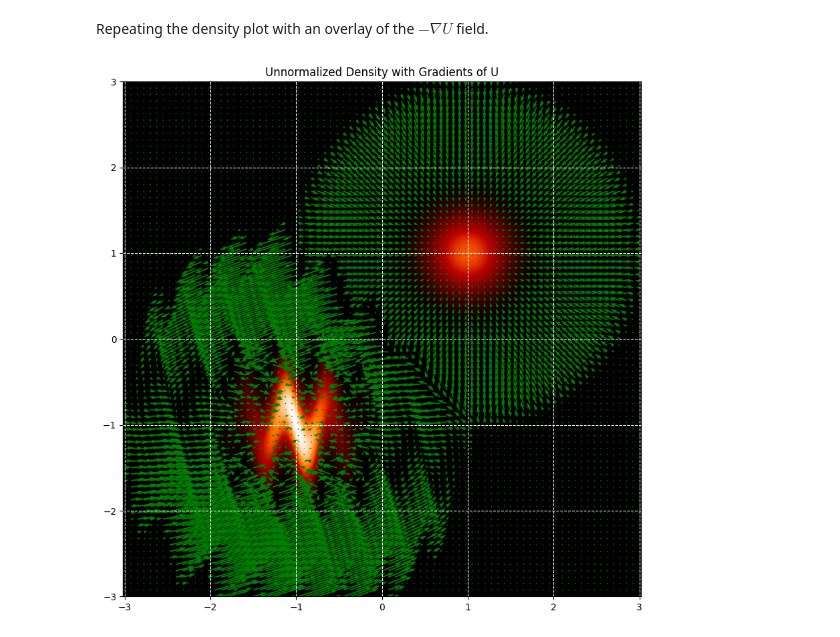
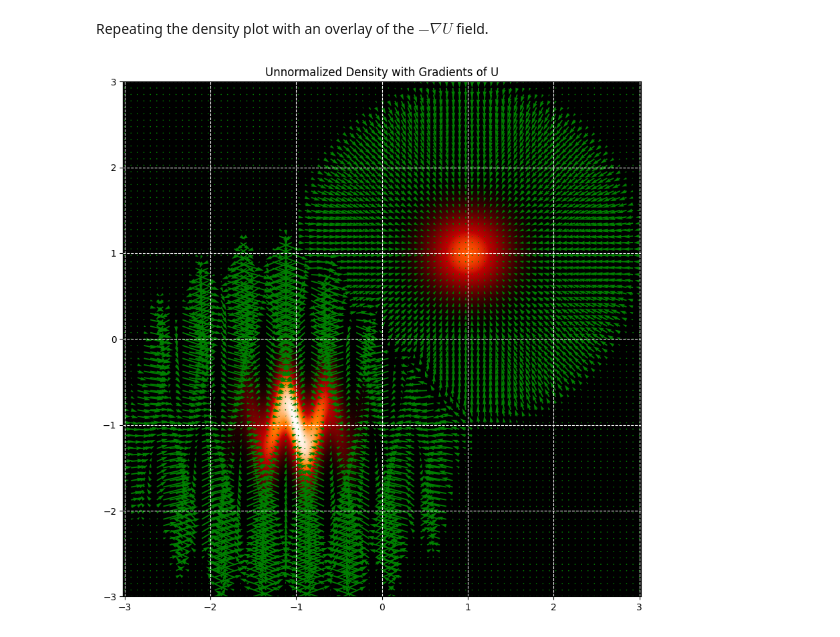
Before and after one commit to tomfletcher/GeometryOfData, a Jupyter notebook: homeworks/HW5-Starter.ipynb, the cells around one changed output. Saved outputs shown, nothing was run; the diff lists cells and outputs as text; code cells hidden in the pictures.

```diff
--- a/homeworks/HW5-Starter.ipynb
+++ b/homeworks/HW5-Starter.ipynb
@@ -20,9 +34,10 @@ Here is a nonlinearity $\phi : \mathbb{R}^2 \rightarrow \mathbb{R}^2$ that we'll
 # %%
 def phi(x):
-    return torch.column_stack((x[:, 0], x[:, 1] + 0.25 * np.sin(4.0 * np.pi * x[:, 0])))
+    return np.column_stack((x[:, 0], x[:, 1] + 0.25 * np.sin(4.0 * np.pi * x[:, 0])))
 
-def dphi(x):
-    return torch.column_stack((x[:, 0] + np.pi * np.cos(4.0 * np.pi * x[:, 0]) * x[:, 1], x[:, 1]))
+# This computes the derivative mapping transpose, times a vector v, that is: dphi(x)^T * v
+def dphi_transpose_dot_v(x, v):
+    return np.column_stack((v[:, 0] + v[:, 1] * np.pi * np.cos(4.0 * np.pi * x[:, 0]), v[:, 1]))
 # %% [markdown]
 Our final pdf will be
 
@@ -35,8 +50,8 @@ $$U(x) = -\ln\left(\lambda_1 \mathcal{N}\left(x; \mu_1, \omega_1^{-1} I\right) +
 where $\lambda_1, \lambda_2$ are mixture weights, $\mu_1, \mu_2 \in \mathbb{R}^2$ are the means, and $\omega_1, \omega_2 > 0$ are the precisions of Gaussian components.
 # %%
 # Parameters for the pdf
-mu1 = torch.Tensor([1.0, 1.0])
-mu2 = torch.Tensor([-1.0, -1.0])
+mu1 = np.array([1.0, 1.0])
+mu2 = np.array([-1.0, -1.0])
 omega1 = 9.0
 omega2 = 9.0
 lambda1 = 0.4
@@ -58,10 +73,10 @@ def grad_U(x):
     e2 = lambda2 * gauss(phi(x), mu2, omega2)
 
     grad_e1 = lambda1 * grad_gauss(x, mu1, omega1)
-    grad_e2 = lambda2 * dphi(grad_gauss(phi(x), mu2, omega2))
+    grad_e2 = lambda2 * dphi_transpose_dot_v(x, grad_gauss(phi(x), mu2, omega2))
 
     a = (-1.0 / (e1 + e2 + epsilon)).reshape((e1.shape[0], 1))
-    return a.repeat(1, 2) * (grad_e1 + grad_e2)
+    return a.repeat(2, axis = 1) * (grad_e1 + grad_e2)
 # %%
 # Make grid for plotting
 xcoord = np.linspace(-3.0, 3.0, 201)
@@ -69,13 +84,13 @@ ycoord = np.linspace(-3.0, 3.0, 201)
 xx, yy = np.meshgrid(xcoord, ycoord)
 
 # reshape xx,yy coordinates into N x 2 tensor
-coords = torch.Tensor(np.column_stack((xx.flatten(), yy.flatten())))
+coords = np.column_stack((xx.flatten(), yy.flatten()))
 
 # compute (unnormalized) density function
 dens = np.exp(-U(coords))
 
 # reshape back to the xx,yy grid
-dens = dens.reshape(xx.shape).numpy()
+dens = dens.reshape(xx.shape)
 
 # Contour plot
 levels = np.linspace(np.max(dens) / 100, np.max(dens), 99)
@@ -96,35 +111,34 @@ Repeating the density plot with an overlay of the $-\nabla U$ field.
 # %%
 # Contour plot
 levels = np.linspace(np.max(dens) / 100, np.max(dens), 99)
 plt.figure(figsize = (10, 10))
 ax = plt.axes()
 ax.set_facecolor("black")
 plt.contourf(xx, yy, dens, levels = levels, cmap = "gist_heat")
 
 plt.title("Unnormalized Density with Gradients of U")
 plt.grid(color='white', linestyle = '--')
 
 plt.axis('equal')
 
 ## Gradient field plot ############################################
 xcoord = np.linspace(-3.0, 3.0, 81)
 ycoord = np.linspace(-3.0, 3.0, 81)
 gxx, gyy = np.meshgrid(xcoord, ycoord)
 
 # reshape xx,yy coordinates into N x 2 tensor
-coords = torch.Tensor(np.column_stack((gxx.flatten(), gyy.flatten())))
+gcoords = np.column_stack((gxx.flatten(), gyy.flatten()))
 
 # compute (unnormalized) density function
-dens = np.exp(-U(coords))
-grads = -grad_U(coords)
+grads = -grad_U(gcoords)
 
 # reshape back to the xx,yy grid
-grads_u = grads[:,0].reshape(gxx.shape).numpy()
-grads_v = grads[:,1].reshape(gxx.shape).numpy()
+grads_u = grads[:,0].reshape(gxx.shape)
+grads_v = grads[:,1].reshape(gxx.shape)
 
 plt.quiver(gxx, gyy, grads_u, grads_v, color='g', scale = 1000)
 #####################################################################
 
 plt.show()
 # %% [output]
-[figure, old version]
+[figure, new version]
```
Also changed, not shown: parts of 3 cells of this notebook, 2 other files.
